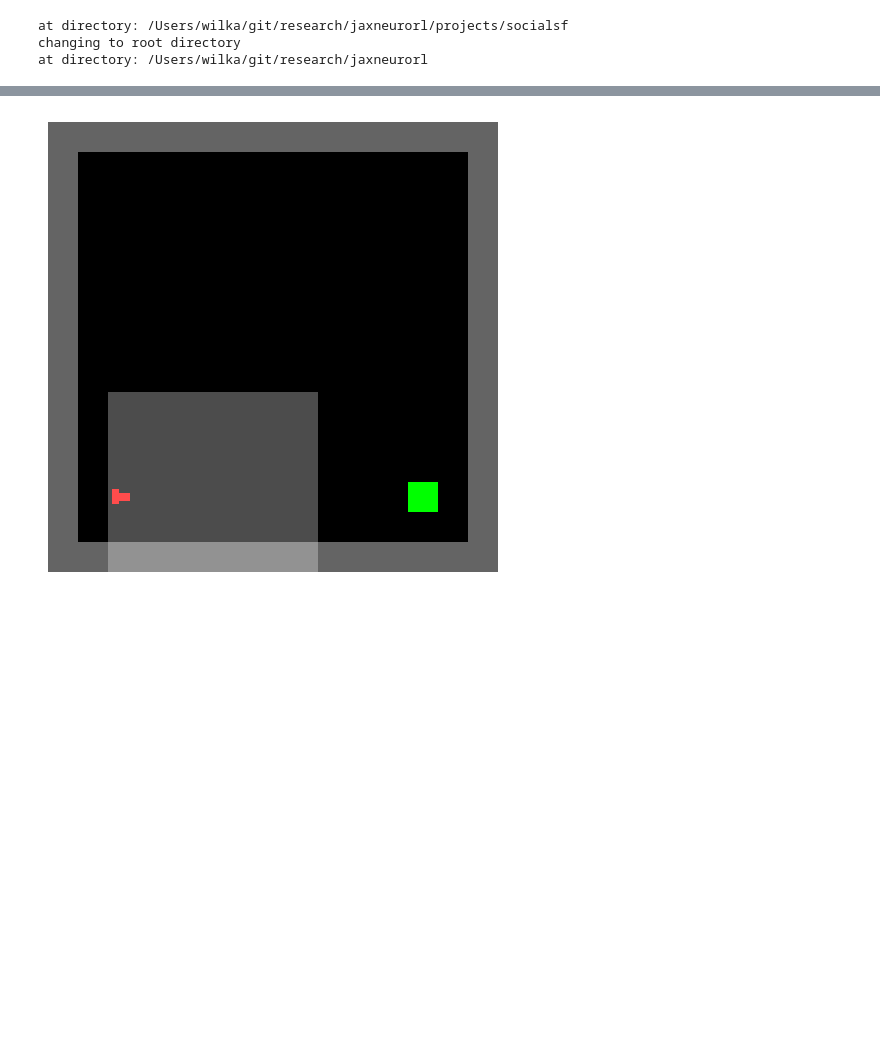
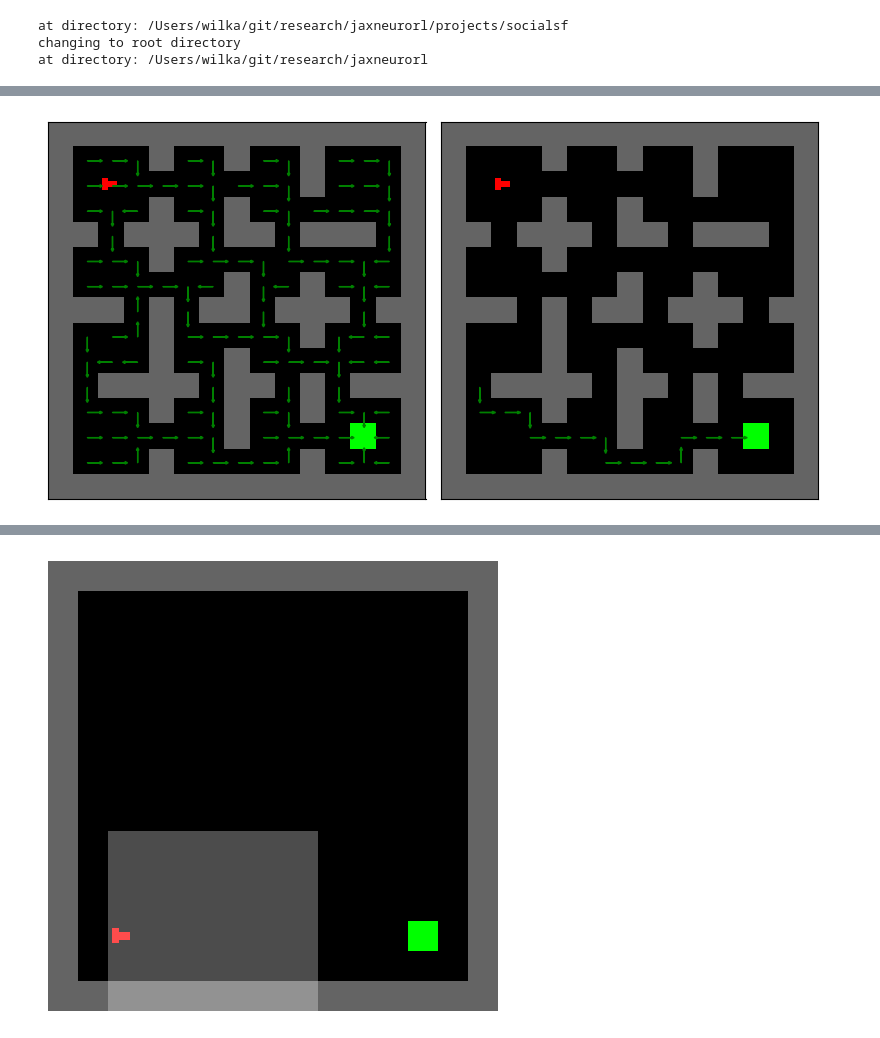
Before and after one commit to wcarvalho/jaxneurorl, a Jupyter notebook: projects/socialsf/maze-test.ipynb, the cells around one changed output, grey strips where cells are left out. Cells and saved outputs as stored; diff of their text form; code cells hidden in the pictures; blank space fills up the shorter version.

```diff
--- a/projects/socialsf/maze-test.ipynb
+++ b/projects/socialsf/maze-test.ipynb
@@ -52,0 +91,23 @@ visualizer.display_image(image)
+# %%
+from projects.socialsf.renderer import place_arrows_on_image, show_path_to_goal
+from projects.socialsf.maze import find_optimal_actions
+# Render the initial state
+image = env_renderer.render_state(env_state, env_params)
+
+# Find the optimal actions for each position
+actions = find_optimal_actions(env_state.maze_map, floor_array, wall_array, goal_array)
+
+# # Place the arrows on the rendered image
+
+fig, axs = plt.subplots(1, 2, figsize=(8, 8))
+place_arrows_on_image(image, actions, env_state, ax=axs[0], offset=8)
+
+start_pos = (9, 0)  # Starting position (y, x)
+show_path_to_goal(image, start_pos, actions, env_state, ax=axs[1], offset=8)
+
+# Display the plot
+plt.tight_layout()
+plt.show()
+# actions = find_optimal_actions(env_state.maze_map, floor_array, wall_array, goal_array)
+# %% [output]
+[figure, added]
```
Also changed, not shown: parts of 3 cells of this notebook, 2 other files.
